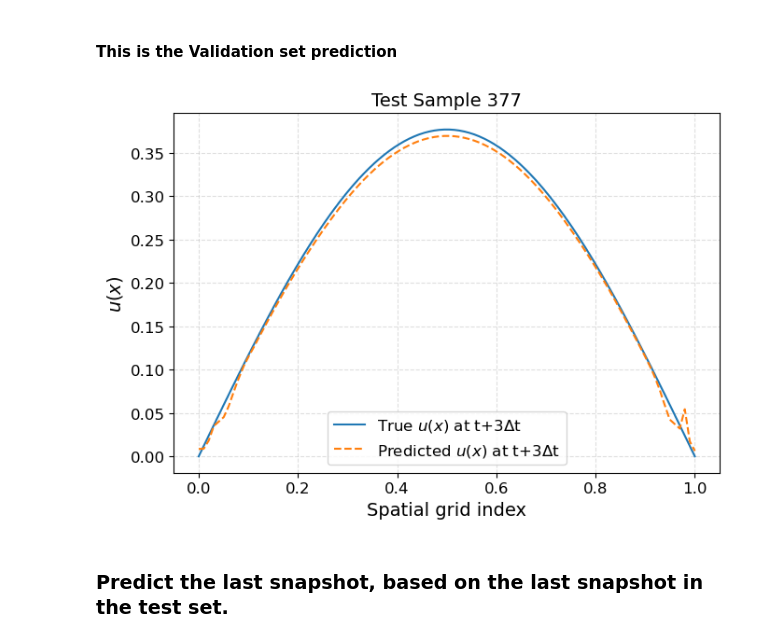
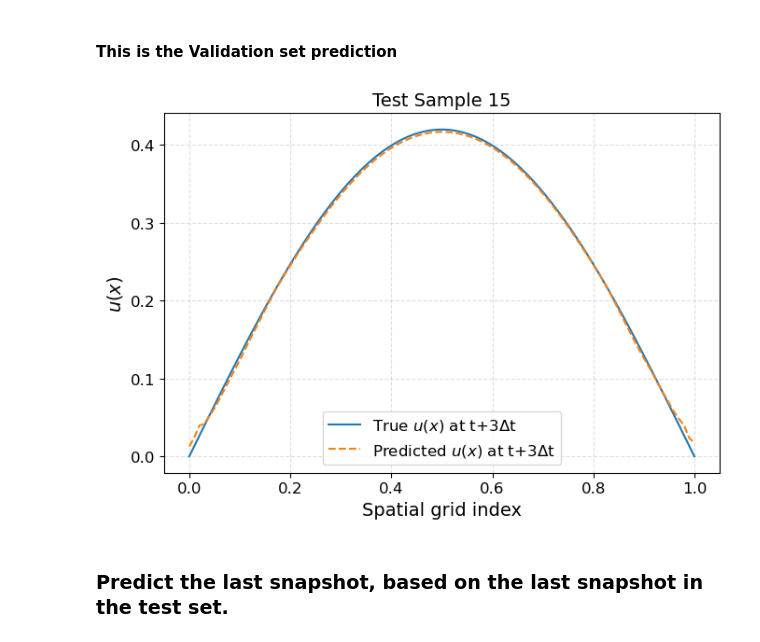
Before and after one commit to daspushpita/heat_ml, a Jupyter notebook: notebooks/train_model_single_cons_multistep.ipynb, the cells around one changed output. Saved outputs shown, nothing was run; the diff lists cells and outputs as text; code cells hidden in the pictures.

```diff
--- a/notebooks/train_model_single_cons_multistep.ipynb
+++ b/notebooks/train_model_single_cons_multistep.ipynb
@@ -59,5 +59,5 @@ my_model.build(input_shape=(None, 100, 1))  # assuming nx = 100
 
 my_model.compile(loss='mse', optimizer=optimizer)
 # %%
-history = my_model.fit(X_train, Y_train, epochs=32, batch_size=32, validation_data=(X_validation, Y_validation))
+history = my_model.fit(X_train, Y_train, epochs=100, batch_size=32, validation_data=(X_validation, Y_validation))
 # %% [output]
@@ -120,25 +120,25 @@ print(u_pred.shape)
 #### This is the Validation set prediction
 # %%
 
-i = 377  # which test example to look at
+i = 15  # which test example to look at
 # Y_validation_np = Y_validation.values[..., np.newaxis]
 
 fig,ax = plt.subplots(1,1,figsize=(7,5))
 plt.plot(X_train_base[0,:,2], Y_validation[i+2, :, 0], label='True $u(x)$ at t+3Δt')
 plt.plot(X_train_base[0,:,2], u_pred[i, :, 2], '--', label='Predicted $u(x)$ at t+3Δt')
 
 plt.legend()
 plt.xlabel('Spatial grid index')
 plt.ylabel('$u(x)$')
 plt.title(f'Test Sample {i}')
 # Grid, legend, and tight layout
 ax.grid(True, linestyle='--', alpha=0.4)
 ax.legend(loc='best')
 fig.tight_layout()
 
 plt.show()
 # %% [output]
-[figure, old version]
+[figure, new version]
 # %% [markdown]
 ### Predict the last snapshot, based on the last snapshot in the test set.
 # %% [markdown]
```
Also changed, not shown: parts of 12 cells of this notebook, 3 other files.
